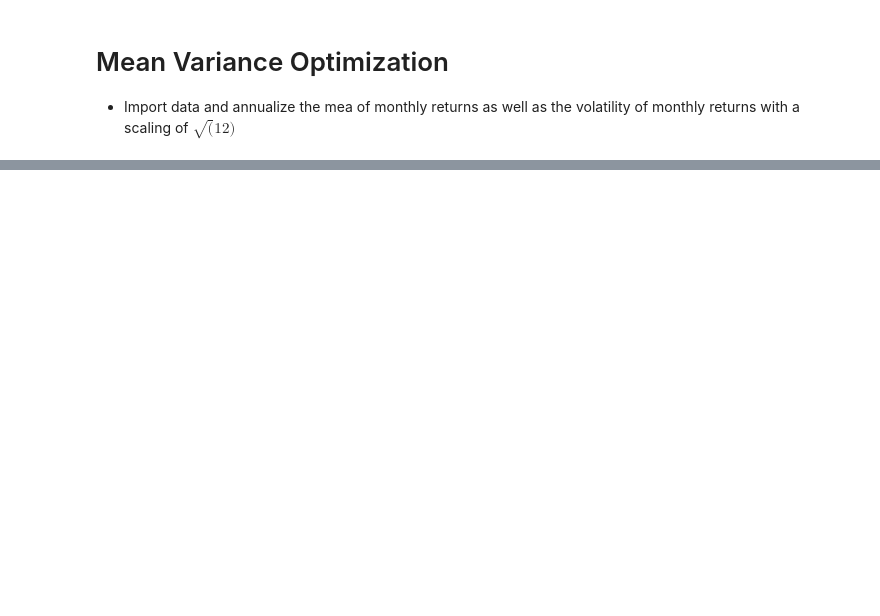
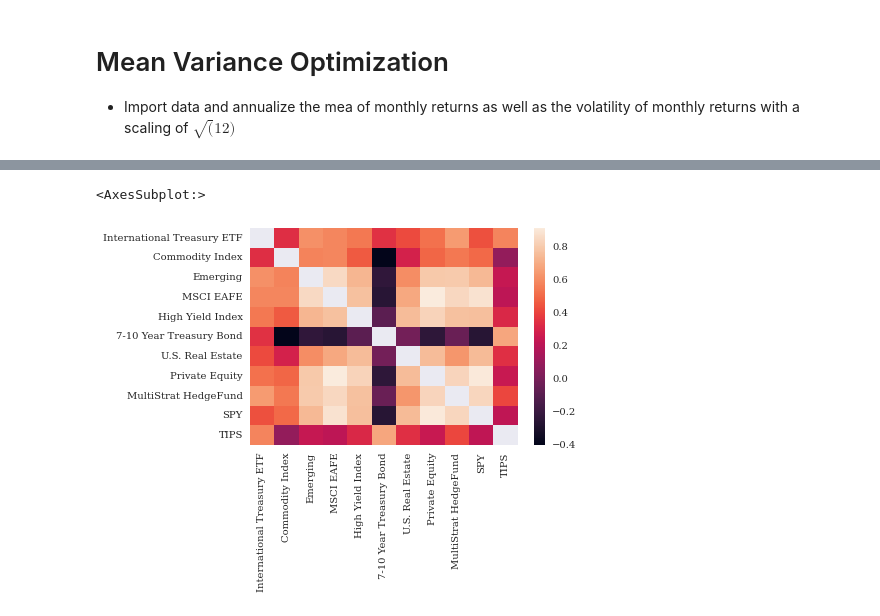
Before and after one commit to dcstein22/portfolio_theory, a Jupyter notebook: Homework_1.ipynb, the cells around one changed output, grey strips where cells are left out. Saved outputs shown, nothing was run; the diff lists cells and outputs as text; code cells hidden in the pictures; blank space fills up the shorter version.

```diff
--- a/Homework_1.ipynb
+++ b/Homework_1.ipynb
@@ -68,0 +90,7 @@ annualized_mean = pd.DataFrame((excess_rt.mean()*12), columns = ["Annual Return"
+# %%
+corr_mat = excess_rt.corr()
+corr_mat[corr_mat == 1] = None
+sns.heatmap(corr_mat)
+# %% [output]
+<AxesSubplot:>
+[figure, added]
```
Also changed, not shown: parts of 16 cells of this notebook.
